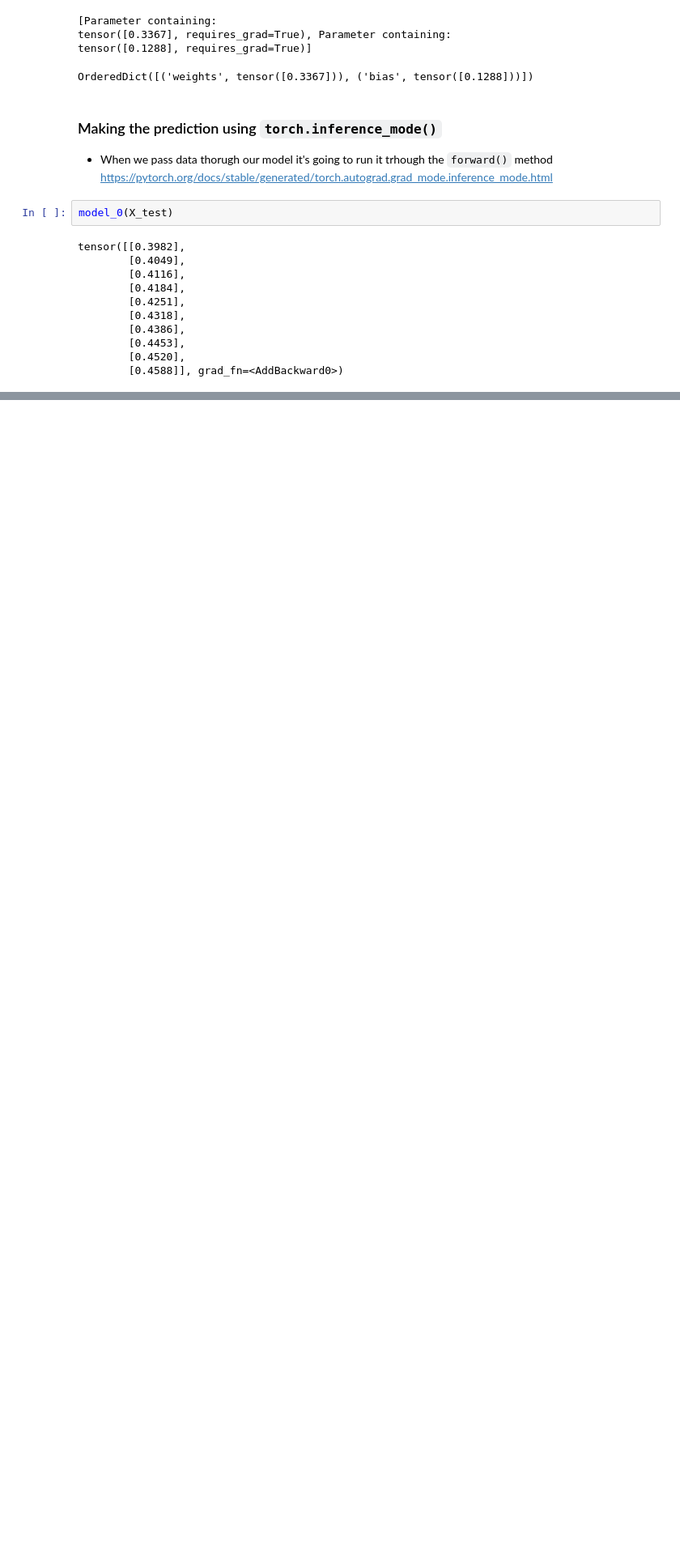
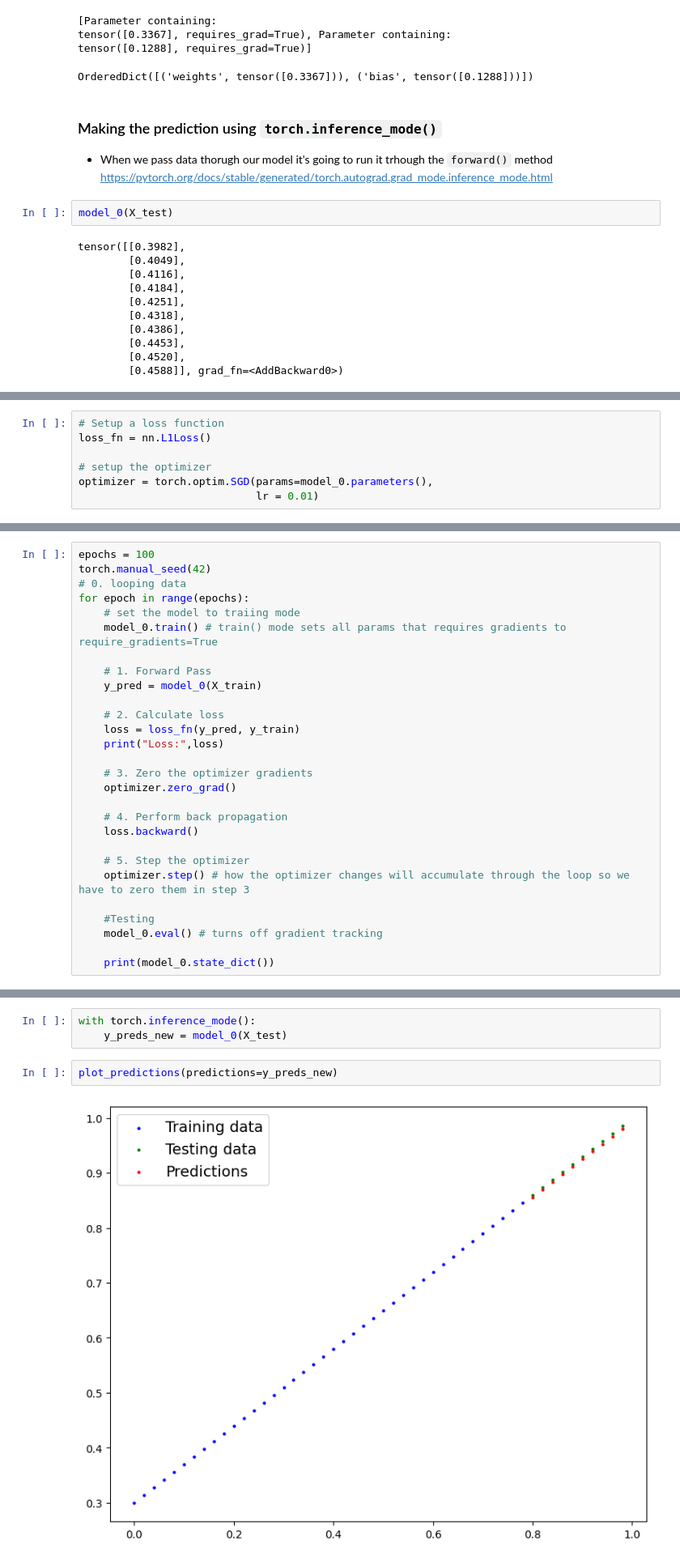
Before and after one commit to srikrish2812/pytorch_practice, a Jupyter notebook: torch_1_workflow.ipynb, the cells around one changed output, grey strips where cells are left out. Shown: that part at 81% size. Saved outputs shown, nothing was run; the diff lists cells and outputs as text; blank space fills up the shorter version.

Commit message:
added training steps and loop

```diff
--- a/torch_1_workflow.ipynb
+++ b/torch_1_workflow.ipynb
@@ -169,0 +182,7 @@ plot_predictions(predictions=y_preds)
+# %%
+# Setup a loss function
+loss_fn = nn.L1Loss()
+
+# setup the optimizer
+optimizer = torch.optim.SGD(params=model_0.parameters(),
+                            lr = 0.01)
@@ -169,0 +198,28 @@ plot_predictions(predictions=y_preds)
+# %%
+epochs = 100
+torch.manual_seed(42)
+# 0. looping data
+for epoch in range(epochs):
+    # set the model to traiing mode
+    model_0.train() # train() mode sets all params that requires gradients to require_gradients=True
+
+    # 1. Forward Pass
+    y_pred = model_0(X_train)
+
+    # 2. Calculate loss
+    loss = loss_fn(y_pred, y_train)
+    print("Loss:",loss)
+
+    # 3. Zero the optimizer gradients
+    optimizer.zero_grad()
+
+    # 4. Perform back propagation
+    loss.backward()
+
+    # 5. Step the optimizer
+    optimizer.step() # how the optimizer changes will accumulate through the loop so we have to zero them in step 3
+
+    #Testing
+    model_0.eval() # turns off gradient tracking
+
+    print(model_0.state_dict())
@@ -169,0 +244,7 @@ plot_predictions(predictions=y_preds)
+# %%
+with torch.inference_mode():
+    y_preds_new = model_0(X_test)
+# %%
+plot_predictions(predictions=y_preds_new)
+# %% [output]
+[figure, added]
```
Also changed, not shown: parts of 7 cells of this notebook.
